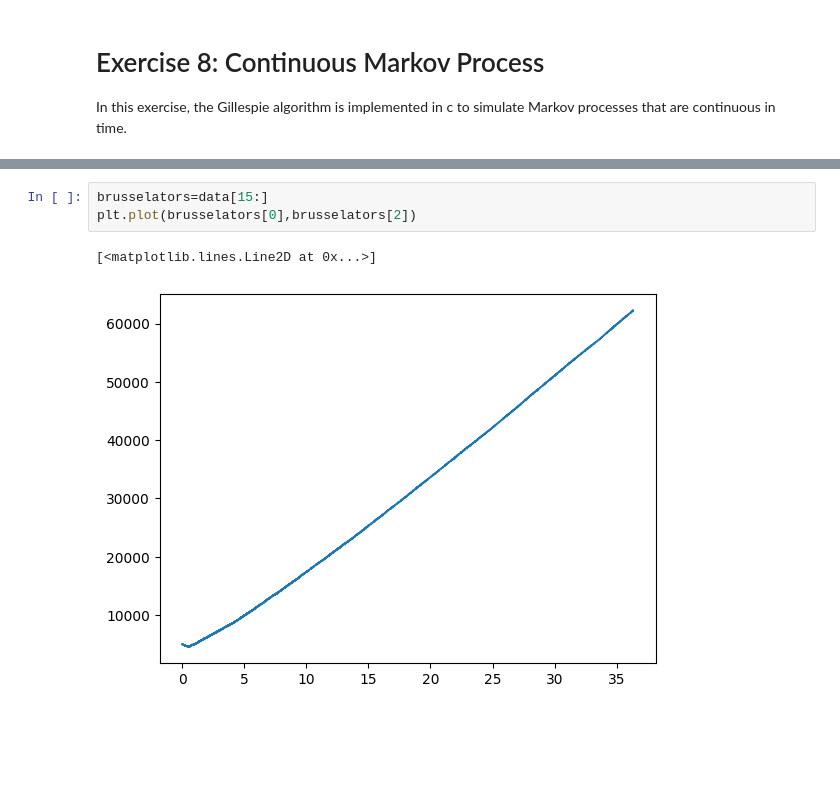
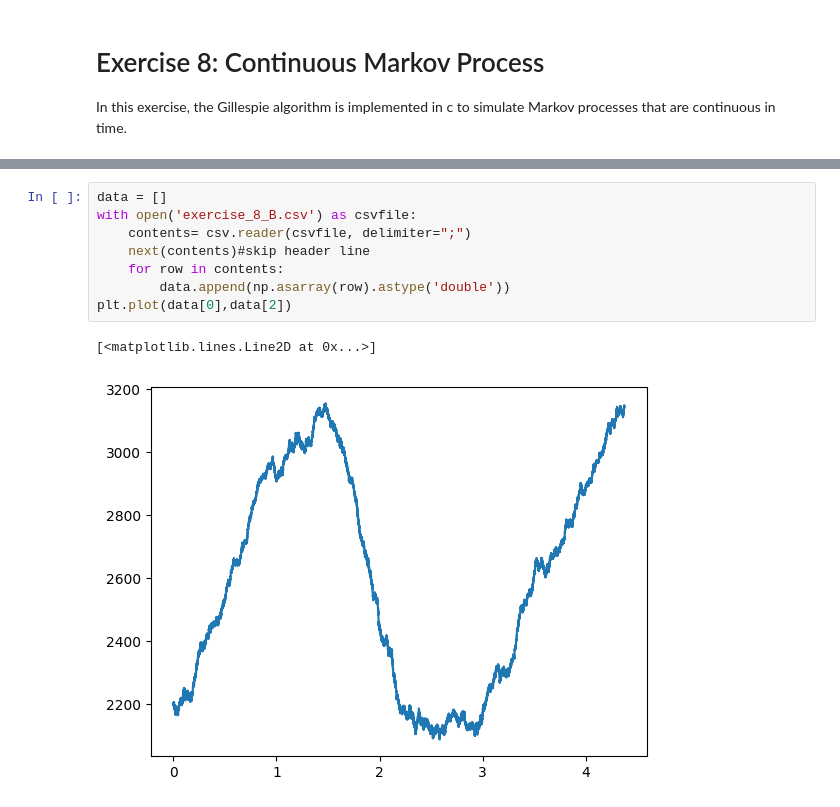
Before and after one commit to selina355/simulation-methods, a Jupyter notebook: ContinuousMC/Gillespie.ipynb, the cells around one changed output, grey strips where cells are left out. Cells and saved outputs as stored; diff of their text form; blank space fills up the shorter version.

Commit message:
fixed brusselator , everything updated

```diff
--- a/ContinuousMC/Gillespie.ipynb
+++ b/ContinuousMC/Gillespie.ipynb
@@ -38,6 +38,11 @@ plt.plot(data[13],data[14])
-# %%
-brusselators=data[15:]
-plt.plot(brusselators[0],brusselators[2])
-# %% [output]
-[<matplotlib.lines.Line2D at 0x...>]
-[figure, removed]
+# %%
+data = []
+with open('exercise_8_B.csv') as csvfile:
+    contents= csv.reader(csvfile, delimiter=";")
+    next(contents)#skip header line
+    for row in contents:
+        data.append(np.asarray(row).astype('double'))
+plt.plot(data[0],data[2])
+# %% [output]
+[<matplotlib.lines.Line2D at 0x...>]
+[figure, added]
```
Also changed, not shown: parts of 1 cell of this notebook, 3 other files.
